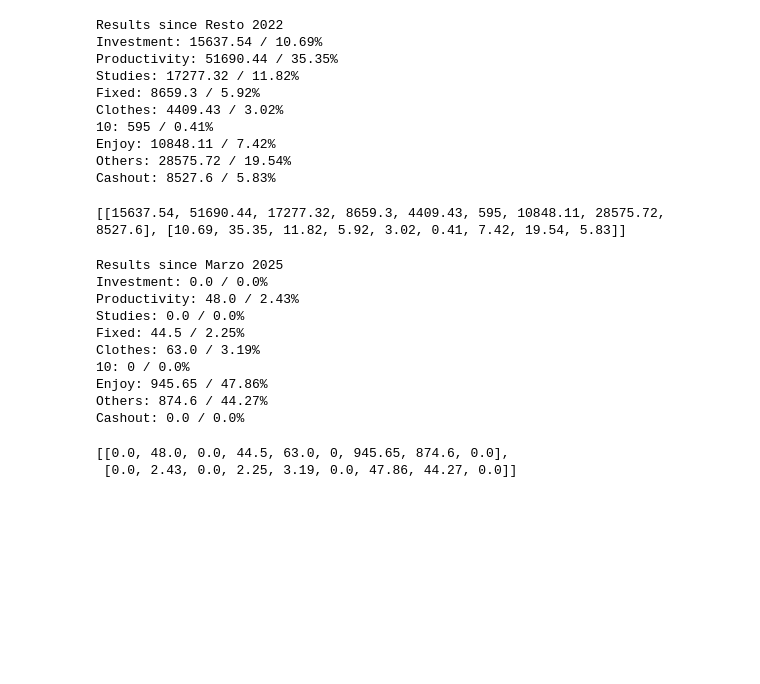
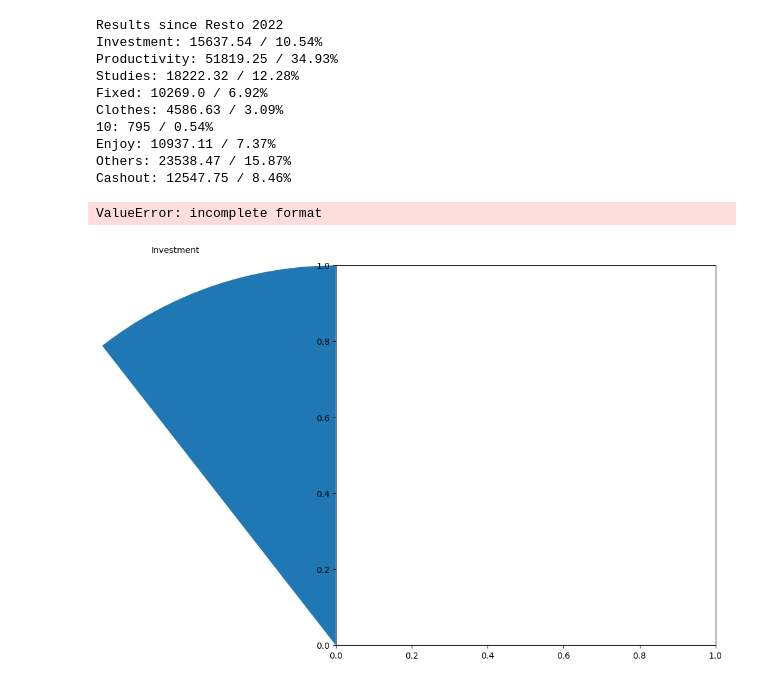
Before and after one commit to EliasCalixto/monitor, a Jupyter notebook: requests.ipynb, the cells around one changed output. Drawn from its saved outputs; the diff is of its cells as text; code cells hidden in the pictures; blank space fills up the shorter version.

```diff
--- a/requests.ipynb
+++ b/requests.ipynb
@@ -3,32 +4,48 @@ from setup import *
-# %%
-data_to_graph = get_totals()
-# %% [output]
-Results since Resto 2022
-Investment: 15637.54 / 10.69%
-Productivity: 51690.44 / 35.35%
-Studies: 17277.32 / 11.82%
-Fixed: 8659.3 / 5.92%
-Clothes: 4409.43 / 3.02%
-10: 595 / 0.41%
-Enjoy: 10848.11 / 7.42%
-Others: 28575.72 / 19.54%
-Cashout: 8527.6 / 5.83%
-# %%
-print(data_to_graph) # Totals / Percent
-# %% [output]
-[[15637.54, 51690.44, 17277.32, 8659.3, 4409.43, 595, 10848.11, 28575.72, 8527.6], [10.69, 35.35, 11.82, 5.92, 3.02, 0.41, 7.42, 19.54, 5.83]]
+# %%
+# Configuración para Dashboard
+
+def create_graph_1(data, title=''):
+    x = np.arange(len(data[1]))
+
+    fig, ax1 = plt.subplots()
+
+    ax1.bar(x, data[1], color='b', alpha=0.6, label='Totales')
+    ax1.set_ylabel('Totales', color='black')
+    ax1.tick_params(axis='y', labelcolor='black')
+
+    ax2 = ax1.twinx()
+    ax2.plot(x, data[2], color='g', marker='o', linestyle='dashed', label='Porcentajes')
+    ax2.set_ylabel('Porcentaje (%)', color='black')
+    ax2.tick_params(axis='y', labelcolor='black')
+
+    plt.xticks(x, data[0])
+
+    plt.title(title)
+
+    plt.show()
+
+def create_graph_2(data, title=''):
+    plt.figure(figsize=(8, 8))
+    plt.pie(data[2], labels=data[0], autopct='%1.1f%', startangle=90)
+
+    plt.title(title)
+
+    plt.show()
 # %%
-get_totals(67)
+data1 = get_totals()
 # %% [output]
-Results since Marzo 2025
-Investment: 0.0 / 0.0%
-Productivity: 48.0 / 2.43%
-Studies: 0.0 / 0.0%
-Fixed: 44.5 / 2.25%
-Clothes: 63.0 / 3.19%
-10: 0 / 0.0%
-Enjoy: 945.65 / 47.86%
-Others: 874.6 / 44.27%
-Cashout: 0.0 / 0.0%
+Results since Resto 2022
+Investment: 15637.54 / 10.54%
+Productivity: 51819.25 / 34.93%
+Studies: 18222.32 / 12.28%
+Fixed: 10269.0 / 6.92%
+Clothes: 4586.63 / 3.09%
+10: 795 / 0.54%
+Enjoy: 10937.11 / 7.37%
+Others: 23538.47 / 15.87%
+Cashout: 12547.75 / 8.46%
-[[0.0, 48.0, 0.0, 44.5, 63.0, 0, 945.65, 874.6, 0.0],
- [0.0, 2.43, 0.0, 2.25, 3.19, 0.0, 47.86, 44.27, 0.0]]
+# %%
+create_graph_2(data1)
+# %% [output]
+ValueError: incomplete format
+[figure, added]
```
Also changed, not shown: parts of 1 cell of this notebook, 1 other file.
